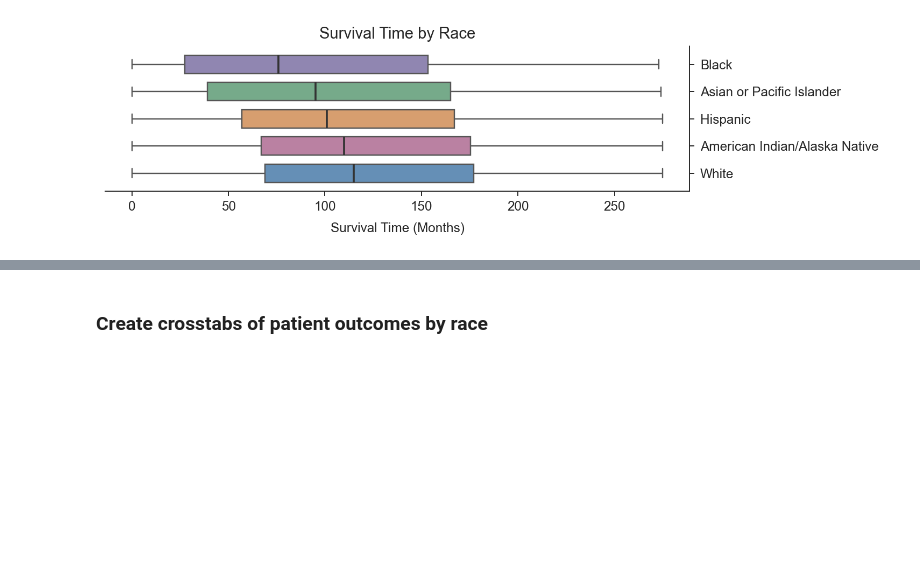
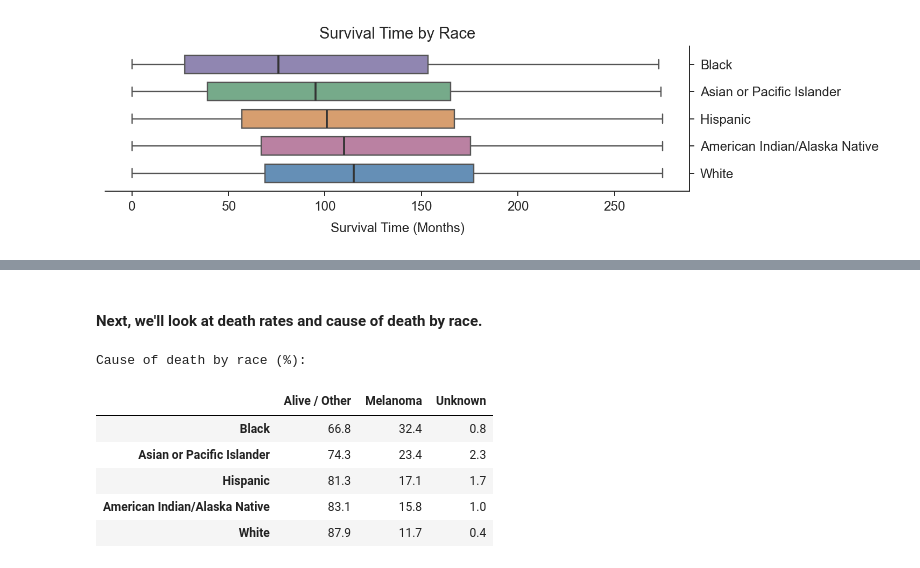
Before and after one commit to kpannoni/melanoma-project, a Jupyter notebook: notebooks/02_exploratory_analysis.ipynb, the cells around one changed output, grey strips where cells are left out. Cells and saved outputs as stored; diff of their text form; code cells hidden in the pictures; blank space fills up the shorter version.

Commit message:
Added analyses to look at cause of death and cancer stage by race

```diff
--- a/notebooks/02_exploratory_analysis.ipynb
+++ b/notebooks/02_exploratory_analysis.ipynb
@@ -126,2 +130,27 @@ White                          215419     115  71.4
 # %% [markdown]
-### Create crosstabs of patient outcomes by race
+#### Next, we'll look at death rates and cause of death by race.
+# %%
+# Group the data by race and cause of death.
+cause_of_death = pd.crosstab(mel_data['race_labels'], mel_data['cause_death'],
+                          normalize='index') * 100
+# Round the data
+cause_of_death = cause_of_death.round(1)
+# Rename the columns to simplify
+cause_of_death.columns = ['Alive / Other', 'Melanoma', 'Unknown']
+
+# Sort the table in the same order as above (by median survial time ascending)
+cause_of_death = cause_of_death.reindex(order)
+
+# For display, remove the index name
+cause_of_death.index.name = None
+
+print("Cause of death by race (%): \n")
+cause_of_death
+# %% [output]
+Cause of death by race (%):
+|  | Alive / Other | Melanoma | Unknown |
+| Black | 66.8 | 32.4 | 0.8 |
+| Asian or Pacific Islander | 74.3 | 23.4 | 2.3 |
+| Hispanic | 81.3 | 17.1 | 1.7 |
+| American Indian/Alaska Native | 83.1 | 15.8 | 1.0 |
+| White | 87.9 | 11.7 | 0.4 |
```
Also changed, not shown: parts of 9 cells of this notebook.
